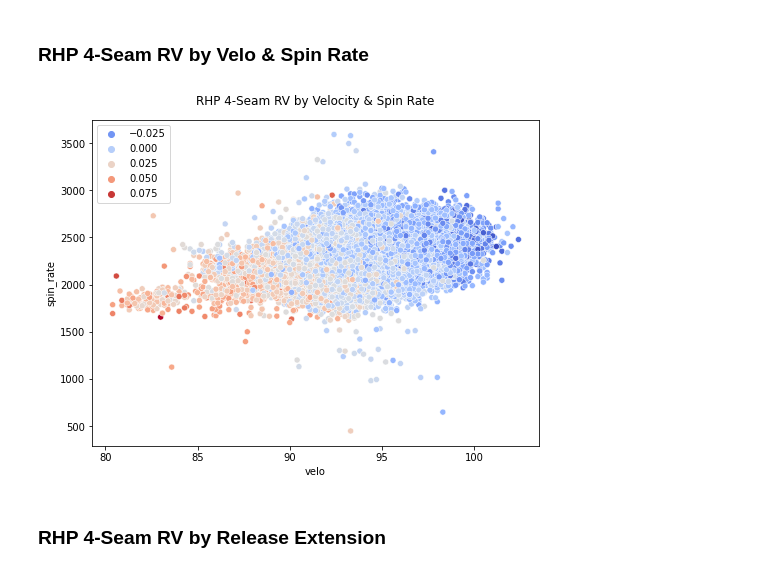
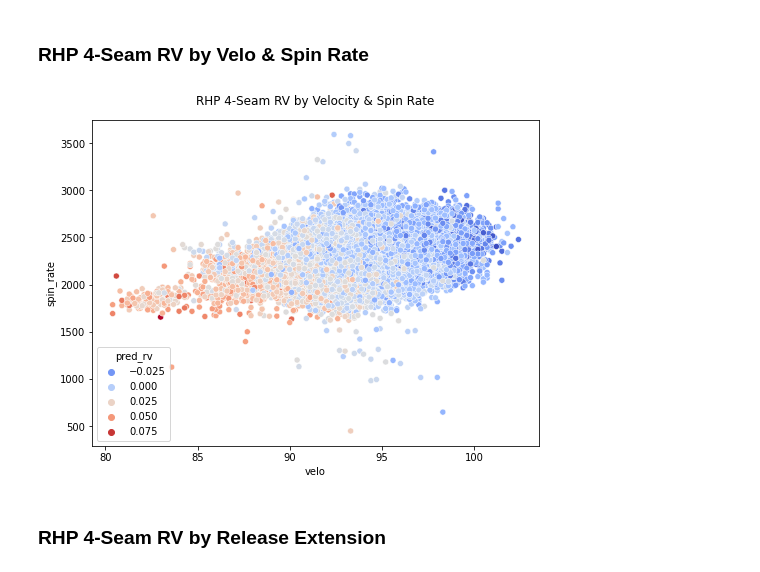
Before and after one commit to anthonyzurke/pitch-model, a Jupyter notebook: notebooks/model-pitch-quality-lr-Copy1.ipynb, the cells around one changed output. Cells and saved outputs as stored; diff of their text form; code cells hidden in the pictures.

```diff
--- a/notebooks/model-pitch-quality-lr-Copy1.ipynb
+++ b/notebooks/model-pitch-quality-lr-Copy1.ipynb
@@ -267,7 +267,16 @@ plt.title('RHP 4-Seam QQ Plot Distribution', fontsize = 14, fontweight = 'bold',
 # %% [output]
 [figure]
 # %%
+ff_r['n_pitches'] = [1 if x == 'FF' else 0 for x in ff_r['pitch_type']]
 ff_r['pred_rv'] = round(pred_ff_r, 3)
-ff_r.head(10)
+rv100 = results_ff_r['rv/100']
+#results_ff_r = ff_r[['player_name', 'pitch_type', 'n_pitches', 'rv', 'pred_rv']]
+results_ff_r = ff_r.groupby(['player_name', 'pitch_type', 'velo', 'spin_rate',
+                             'pfx_-x', 'pfx_z', 'release_extension', 'release_pos_x',
+                             'release_pos_z', 'plate_x', 'plate_z'], as_index = False)['n_pitches', 'rv',
+                                                                                       'pred_rv'].sum()
+results_ff_r['rv/100'] = ((results_ff_r['rv'] / results_ff_r['n_pitches']) * 100)
+results_ff_r['pred_rv/100'] = ((results_ff_r['pred_rv'] / results_ff_r['n_pitches']) * 100)
+results_ff_r.head()
 # %% [output]
 See Full Dataframe in Mito
@@ -307,10 +291,10 @@ memory usage: 20.2+ MB
 # %%
 plt.figure(figsize = (8, 6))
 
-sns.scatterplot(data = ff_r, x = 'velo', y = 'spin_rate', hue = pred_ff_r, palette = 'coolwarm')
+sns.scatterplot(data = ff_r, x = 'velo', y = 'spin_rate', hue = 'pred_rv', palette = 'coolwarm')
 plt.title('RHP 4-Seam RV by Velocity & Spin Rate', pad = 15);
 # %% [output]
-[figure, old version]
+[figure, new version]
 # %% [markdown]
 ### RHP 4-Seam RV by Release Extension
 # %%
```
Also changed, not shown: parts of 9 cells of this notebook, 2 other files.
